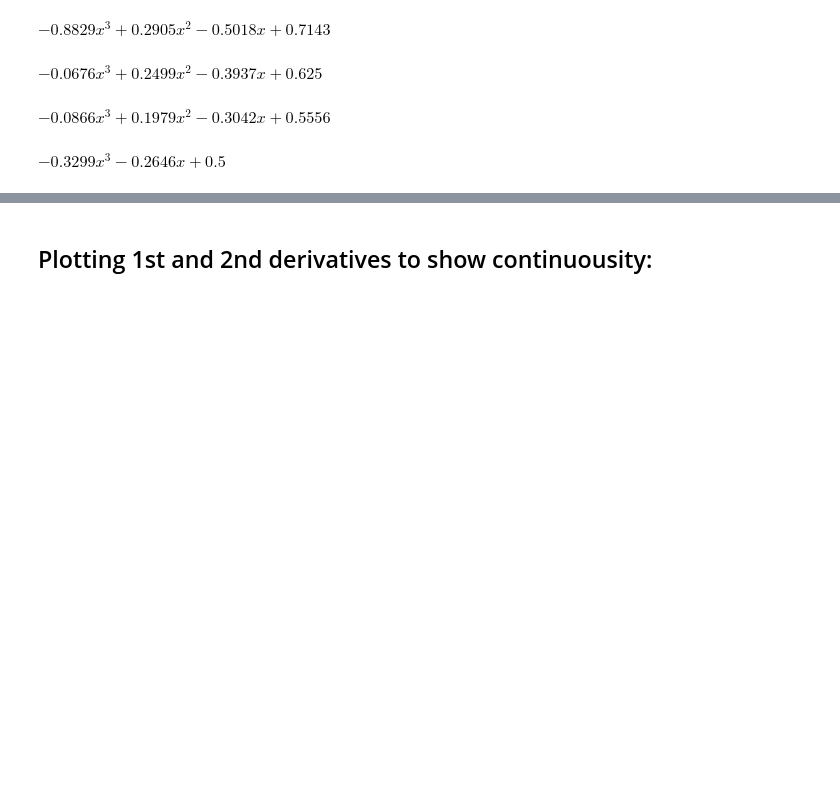
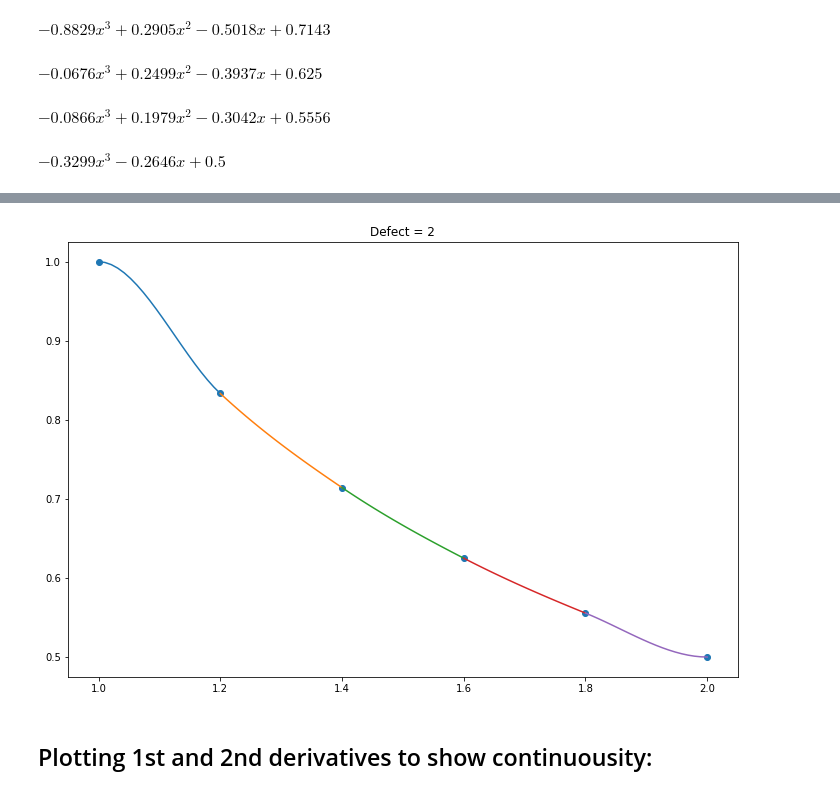
Before and after one commit to rosteeslove/bsuir-4th-term-python-stuff, a Jupyter notebook: numerical_analysis_methods/splineinterpolation/notebook.ipynb, the cells around one changed output, grey strips where cells are left out. Cells and saved outputs as stored; diff of their text form; code cells hidden in the pictures; blank space fills up the shorter version.

```diff
--- a/numerical_analysis_methods/splineinterpolation/notebook.ipynb
+++ b/numerical_analysis_methods/splineinterpolation/notebook.ipynb
@@ -109,3 +133,8 @@ plot_splines(xs, ys, splines)
+# %%
+plt.title('Defect = 2')
+plot_splines(xs, ys, hsplines)
+# %% [output]
+[figure, added]
 # %% [markdown]
 ## Plotting 1st and 2nd derivatives to show continuousity:
 # %%
```
Also changed, not shown: parts of 37 cells of this notebook, 1 other file.
